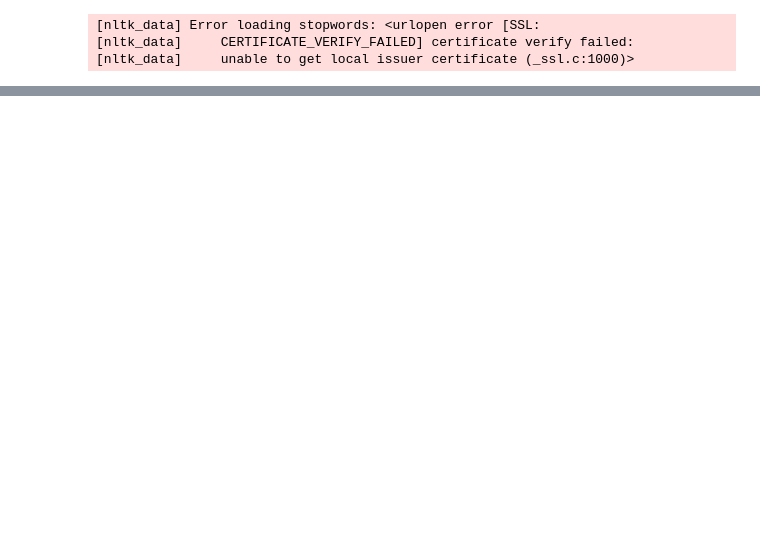
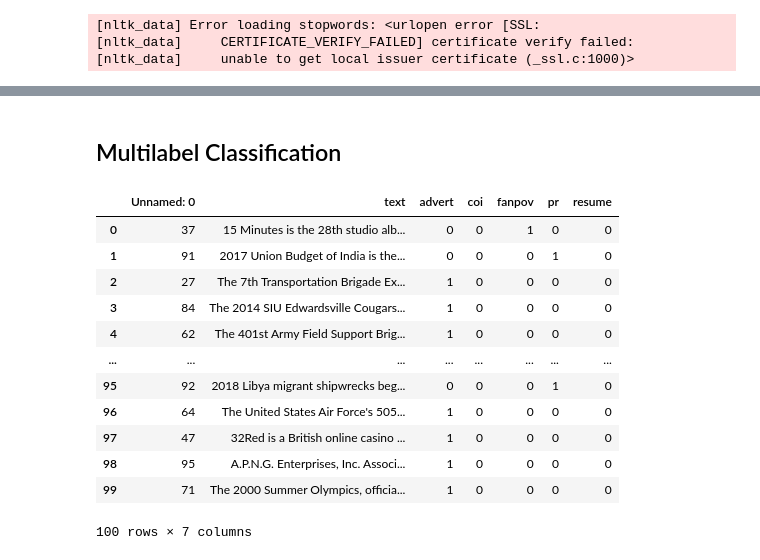
Before and after one commit to RobinSuxdorf/projektpraktikum-ws24-quality-of-wikipedia-articles, a Jupyter notebook: cnn_notebook.ipynb, the cells around one changed output, grey strips where cells are left out. Saved outputs shown, nothing was run; the diff lists cells and outputs as text; code cells hidden in the pictures; blank space fills up the shorter version.

Commit message:
Multilabel classification

```diff
--- a/cnn_notebook.ipynb
+++ b/cnn_notebook.ipynb
@@ -74,0 +70,20 @@ evaluate_model(model, X_test, y_test)
+# %% [markdown]
+## Multilabel Classification
+# %%
+config = load_config("just-load")
+df = load_data(config["data_loader"], "multilabel")
+df
+# %% [output]
+|  | Unnamed: 0 | text | advert | coi | fanpov | pr | resume |
+| 0 | 37 | 15 Minutes is the 28th studio alb... | 0 | 0 | 1 | 0 | 0 |
+| 1 | 91 | 2017 Union Budget of India is the... | 0 | 0 | 0 | 1 | 0 |
+| 2 | 27 | The 7th Transportation Brigade Ex... | 1 | 0 | 0 | 0 | 0 |
+| 3 | 84 | The 2014 SIU Edwardsville Cougars... | 1 | 0 | 0 | 0 | 0 |
+| 4 | 62 | The 401st Army Field Support Brig... | 1 | 0 | 0 | 0 | 0 |
+| ... | ... | ... | ... | ... | ... | ... | ... |
+| 95 | 92 | 2018 Libya migrant shipwrecks beg... | 0 | 0 | 0 | 1 | 0 |
+| 96 | 64 | The United States Air Force's 505... | 1 | 0 | 0 | 0 | 0 |
+| 97 | 47 | 32Red is a British online casino ... | 1 | 0 | 0 | 0 | 0 |
+| 98 | 95 | A.P.N.G. Enterprises, Inc. Associ... | 1 | 0 | 0 | 0 | 0 |
+| 99 | 71 | The 2000 Summer Olympics, officia... | 1 | 0 | 0 | 0 | 0 |
+100 rows × 7 columns
```
Also changed, not shown: parts of 8 cells of this notebook, 3 other files.
